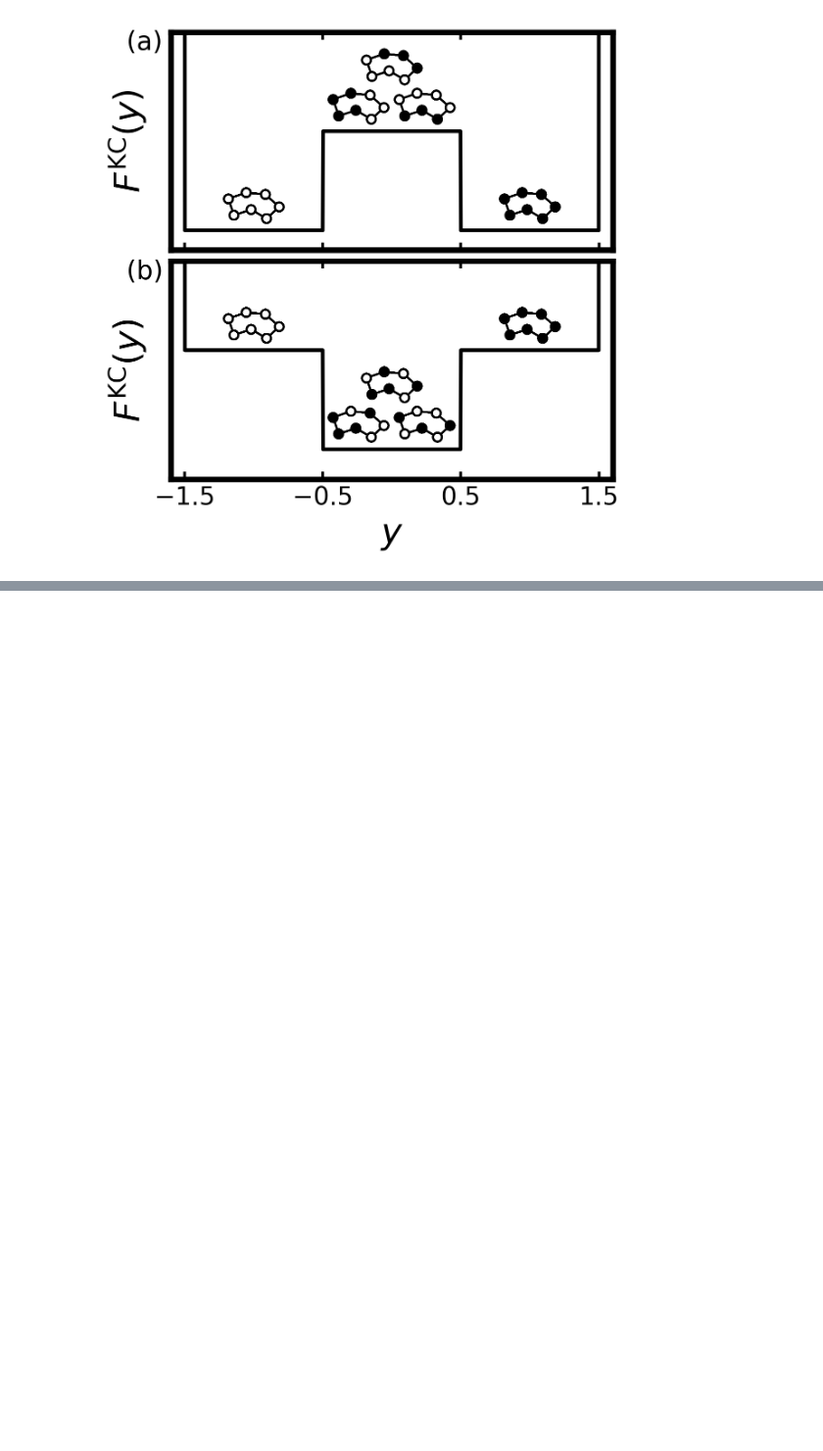
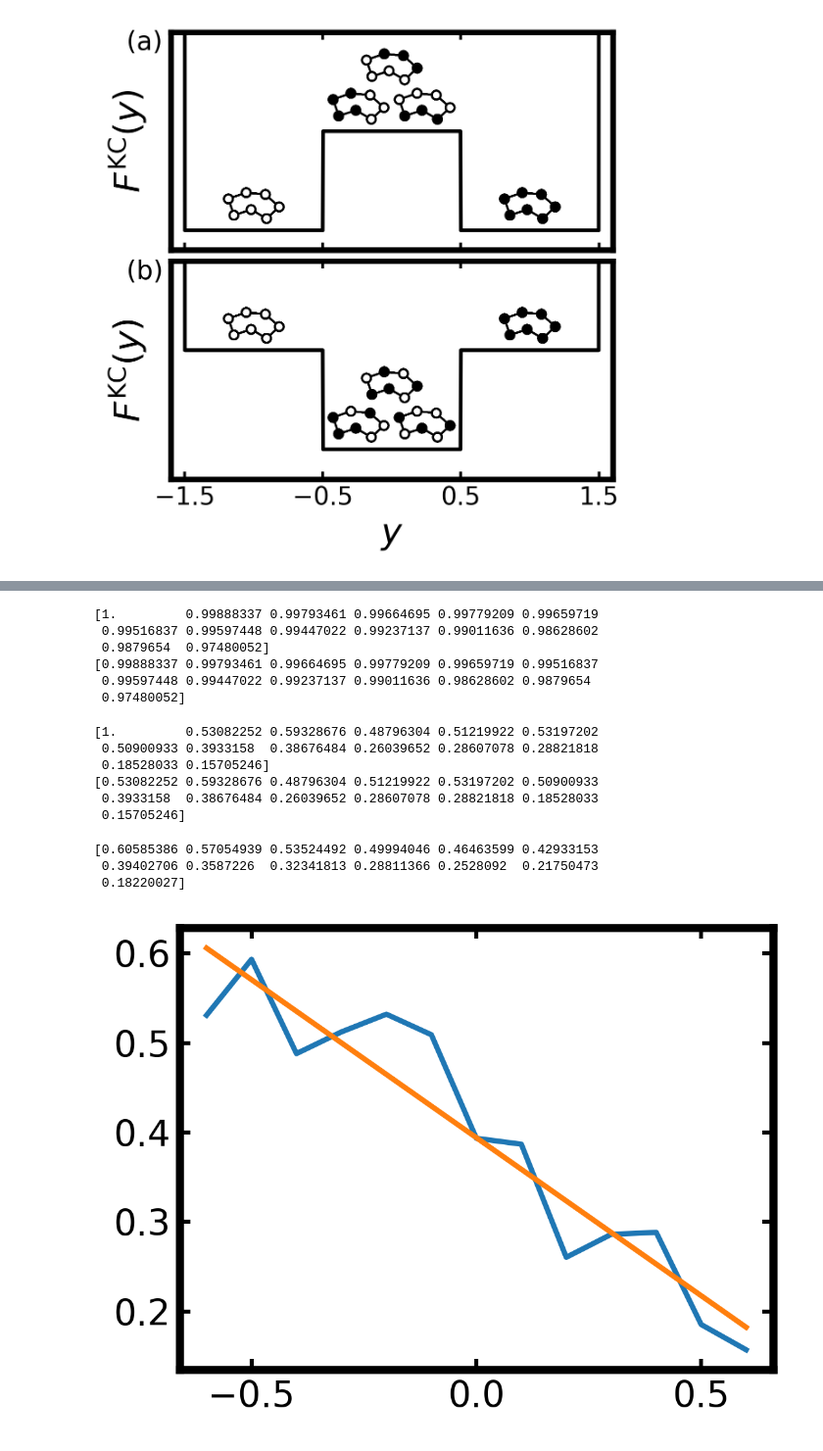
Before and after one commit to suarez-va/kcrpmd_calculations_2025, a Jupyter notebook: kcrpmd_figures/Figures.ipynb, the cells around one changed output, grey strips where cells are left out. Shown at 98% size. Drawn from its saved outputs; the diff is of its cells as text; code cells hidden in the pictures; blank space fills up the shorter version.

```diff
--- a/kcrpmd_figures/Figures.ipynb
+++ b/kcrpmd_figures/Figures.ipynb
@@ -431,0 +567,62 @@ plt.show()
+# %%
+kappa_ar = np.zeros(logKg32_arr.shape)
+kappa2_ar = np.zeros(logKg32_arr.shape[0]+1)
+kappa2_ar[0] = np.loadtxt("../_sys_A_gam_1/adiabatic/" + adiabatic_fix_s_gam_1[0] + "/kappa_data/kappa_avg.txt")[-1]
+#i=0
+#print(logKg32_arr[i])
+for i in range(kappa_ar.size):
+    ktsts = np.loadtxt("../_sys_A_gam_1/adiabatic/" + adiabatic_fix_s_gam_1[i+1] + "/tst_data/ktsts.txt")
+    kappa_ar[i] = np.loadtxt("../_sys_A_gam_1/adiabatic/" + adiabatic_fix_s_gam_1[i+1] + "/kappa_data/kappa_avg.txt")[-1]
+    kappa2_ar[i+1] = np.loadtxt("../_sys_A_gam_1/adiabatic/" + adiabatic_fix_s_gam_1[i+1] + "/kappa_data/kappa_avg.txt")[-1]
+    kappa_se= np.loadtxt("../_sys_A_gam_1/adiabatic/" + adiabatic_fix_s_gam_1[i+1] + "/kappa_data/kappa_se.txt")[-1]
+#print(ktsts)
+#print(kappa_avg)
+#print(kappa_se)
+print(kappa2_ar)
+print(kappa_ar)
+# %% [output]
+[1.         0.99888337 0.99793461 0.99664695 0.99779209 0.99659719
+ 0.99516837 0.99597448 0.99447022 0.99237137 0.99011636 0.98628602
+ 0.9879654  0.97480052]
+[0.99888337 0.99793461 0.99664695 0.99779209 0.99659719 0.99516837
+ 0.99597448 0.99447022 0.99237137 0.99011636 0.98628602 0.9879654
+ 0.97480052]
+# %%
+kappa_ar = np.zeros(logKg32_arr.shape)
+kappa2_ar = np.zeros(logKg32_arr.shape[0]+1)
+kappa2_ar[0] = np.loadtxt("../_sys_A_gam_32/adiabatic/" + adiabatic_fix_s_gam_32[0] + "/kappa_data/kappa_avg.txt")[-1]
+#i=0
+#print(logKg32_arr[i])
+for i in range(kappa_ar.size):
+    ktsts = np.loadtxt("../_sys_A_gam_32/adiabatic/" + adiabatic_fix_s_gam_32[i+1] + "/tst_data/ktsts.txt")
+    kappa_ar[i] = np.loadtxt("../_sys_A_gam_32/adiabatic/" + adiabatic_fix_s_gam_32[i+1] + "/kappa_data/kappa_avg.txt")[-1]
+    kappa2_ar[i+1] = np.loadtxt("../_sys_A_gam_32/adiabatic/" + adiabatic_fix_s_gam_32[i+1] + "/kappa_data/kappa_avg.txt")[-1]
+    kappa_se= np.loadtxt("../_sys_A_gam_32/adiabatic/" + adiabatic_fix_s_gam_32[i+1] + "/kappa_data/kappa_se.txt")[-1]
+#print(ktsts)
+#print(kappa_avg)
+#print(kappa_se)
+print(kappa2_ar)
+print(kappa_ar)
+# %% [output]
+[1.         0.53082252 0.59328676 0.48796304 0.51219922 0.53197202
+ 0.50900933 0.3933158  0.38676484 0.26039652 0.28607078 0.28821818
+ 0.18528033 0.15705246]
+[0.53082252 0.59328676 0.48796304 0.51219922 0.53197202 0.50900933
+ 0.3933158  0.38676484 0.26039652 0.28607078 0.28821818 0.18528033
+ 0.15705246]
+# %%
+from scipy.stats import linregress
+
+res = linregress(logKg32_arr, kappa_ar)
+m = res[0]
+b = res[1]
+
+plt.plot(logKg32_arr, kappa_ar)
+plt.plot(logKg32_arr, m*logKg32_arr+b)
+
+print(m*logKg32_arr+b)
+# %% [output]
+[0.60585386 0.57054939 0.53524492 0.49994046 0.46463599 0.42933153
+ 0.39402706 0.3587226  0.32341813 0.28811366 0.2528092  0.21750473
+ 0.18220027]
+[figure, added]
```
Also changed, not shown: parts of 7 cells of this notebook, 22 other files.
